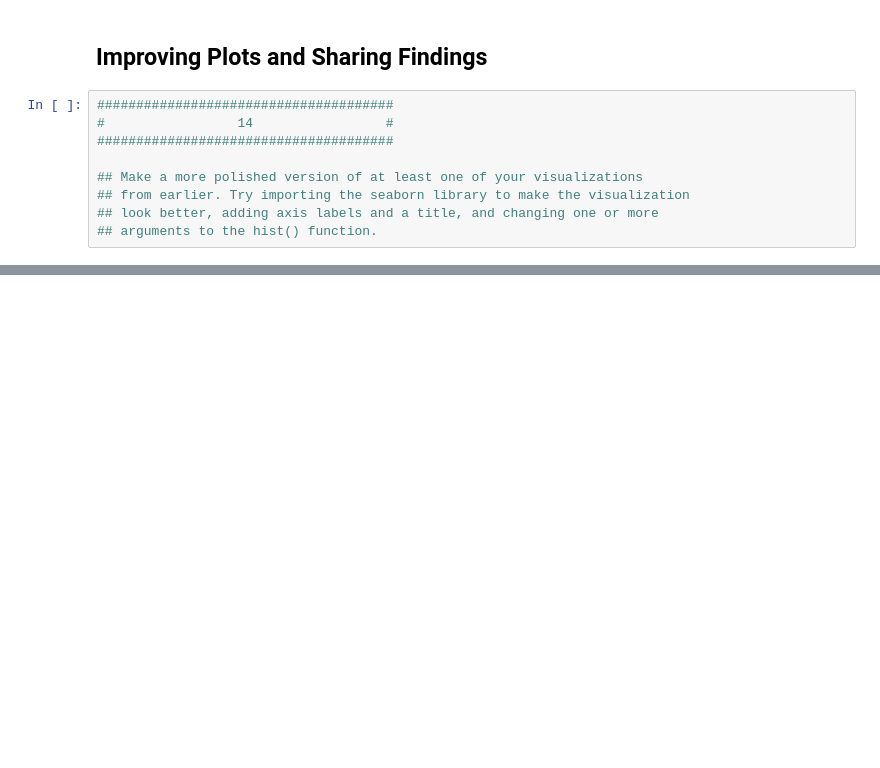
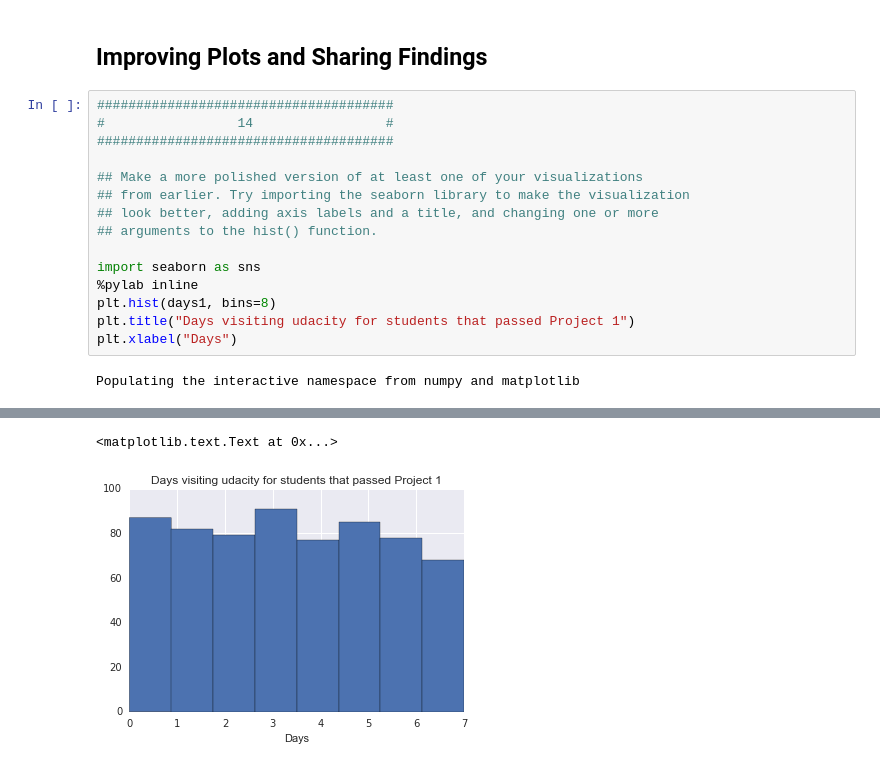
Before and after one commit to JeffLIrion/udacity, a Jupyter notebook: Intro_to_Data_Analysis/Lesson1/L1_Starter_Code.ipynb, the cells around one changed output, grey strips where cells are left out. Cells and saved outputs as stored; diff of their text form; blank space fills up the shorter version.

```diff
--- a/Intro_to_Data_Analysis/L1_Starter_Code.ipynb
+++ b/Intro_to_Data_Analysis/Lesson1/L1_Starter_Code.ipynb
@@ -629,3 +631,11 @@ Populating the interactive namespace from numpy and matplotlib
 ## from earlier. Try importing the seaborn library to make the visualization
 ## look better, adding axis labels and a title, and changing one or more
 ## arguments to the hist() function.
+
+import seaborn as sns
+%pylab inline
+plt.hist(days1, bins=8)
+plt.title("Days visiting udacity for students that passed Project 1")
+plt.xlabel("Days")
+# %% [output]
+Populating the interactive namespace from numpy and matplotlib
@@ -631,0 +643,2 @@ Populating the interactive namespace from numpy and matplotlib
+<matplotlib.text.Text at 0x...>
+[figure, added]
```
Also changed, not shown: parts of 5 cells of this notebook, 1 other file.
